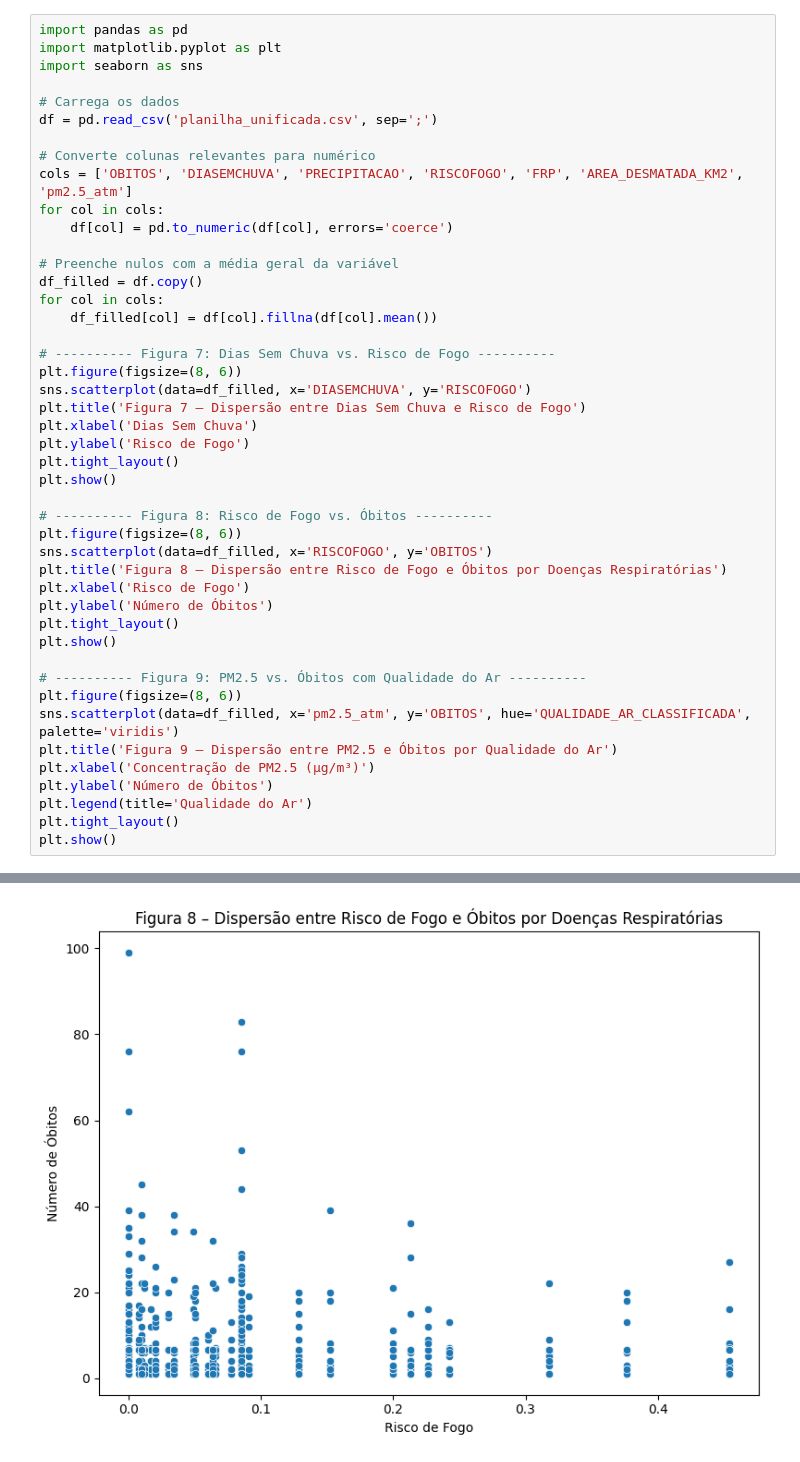
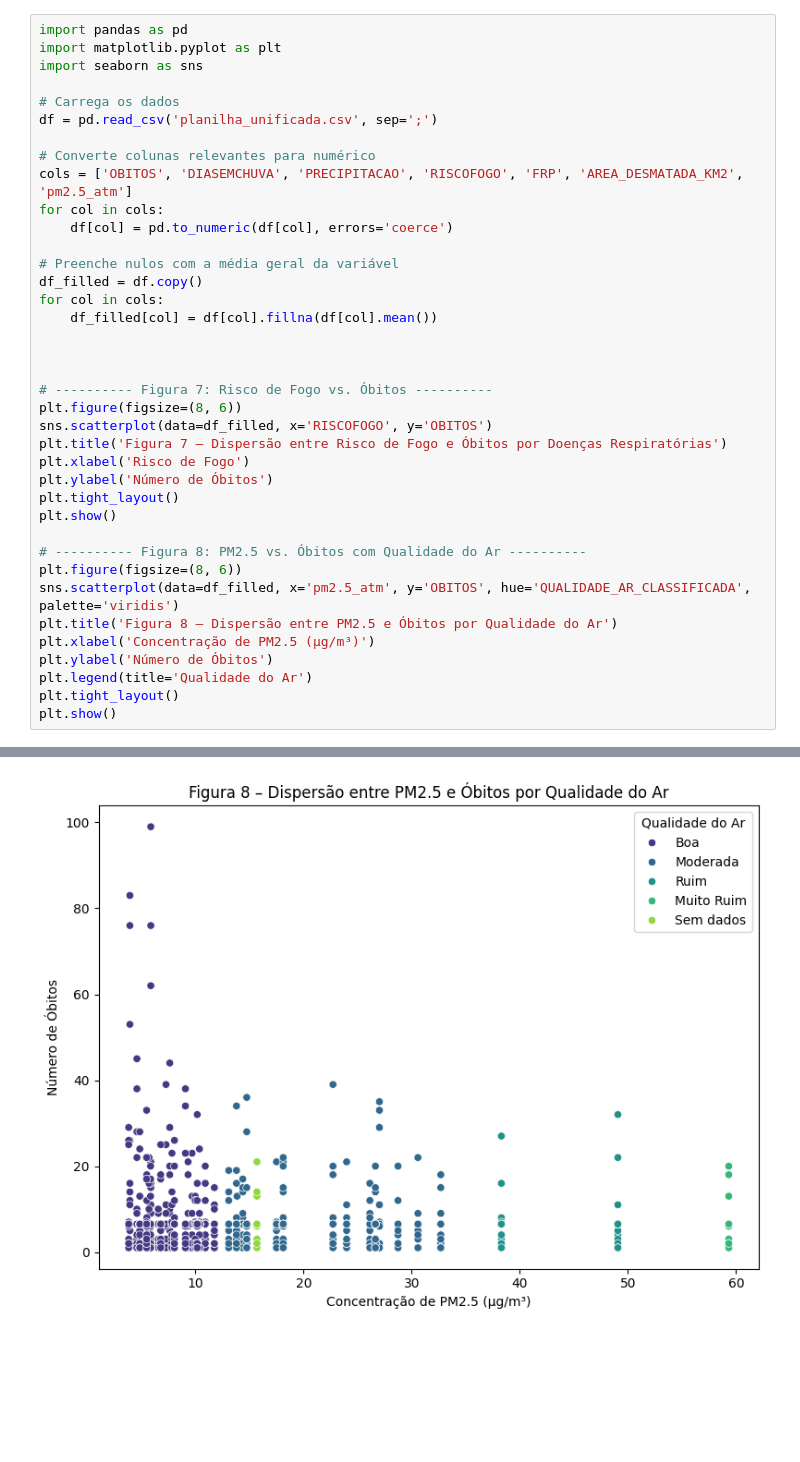
Before and after one commit to bebelsbn/ENG4040, a Jupyter notebook: TratamentoDados/dispersao.ipynb, the cells around one changed output, grey strips where cells are left out. Saved outputs shown, nothing was run; the diff lists cells and outputs as text; blank space fills up the shorter version.

```diff
--- a/TratamentoDados/dispersao.ipynb
+++ b/TratamentoDados/dispersao.ipynb
@@ -16,28 +16,21 @@ df_filled = df.copy()
 for col in cols:
     df_filled[col] = df[col].fillna(df[col].mean())
 
-# ---------- Figura 7: Dias Sem Chuva vs. Risco de Fogo ----------
-plt.figure(figsize=(8, 6))
-sns.scatterplot(data=df_filled, x='DIASEMCHUVA', y='RISCOFOGO')
-plt.title('Figura 7 – Dispersão entre Dias Sem Chuva e Risco de Fogo')
-plt.xlabel('Dias Sem Chuva')
-plt.ylabel('Risco de Fogo')
-plt.tight_layout()
-plt.show()
 
-# ---------- Figura 8: Risco de Fogo vs. Óbitos ----------
+
+# ---------- Figura 7: Risco de Fogo vs. Óbitos ----------
 plt.figure(figsize=(8, 6))
 sns.scatterplot(data=df_filled, x='RISCOFOGO', y='OBITOS')
-plt.title('Figura 8 – Dispersão entre Risco de Fogo e Óbitos por Doenças Respiratórias')
+plt.title('Figura 7 – Dispersão entre Risco de Fogo e Óbitos por Doenças Respiratórias')
 plt.xlabel('Risco de Fogo')
 plt.ylabel('Número de Óbitos')
 plt.tight_layout()
 plt.show()
 
-# ---------- Figura 9: PM2.5 vs. Óbitos com Qualidade do Ar ----------
+# ---------- Figura 8: PM2.5 vs. Óbitos com Qualidade do Ar ----------
 plt.figure(figsize=(8, 6))
 sns.scatterplot(data=df_filled, x='pm2.5_atm', y='OBITOS', hue='QUALIDADE_AR_CLASSIFICADA', palette='viridis')
-plt.title('Figura 9 – Dispersão entre PM2.5 e Óbitos por Qualidade do Ar')
+plt.title('Figura 8 – Dispersão entre PM2.5 e Óbitos por Qualidade do Ar')
 plt.xlabel('Concentração de PM2.5 (µg/m³)')
 plt.ylabel('Número de Óbitos')
 plt.legend(title='Qualidade do Ar')
@@ -48 +41 @@ plt.show()
-[figure, old version]
+[figure, new version]
```
Also changed, not shown: parts of 4 cells of this notebook, 4 other files.
